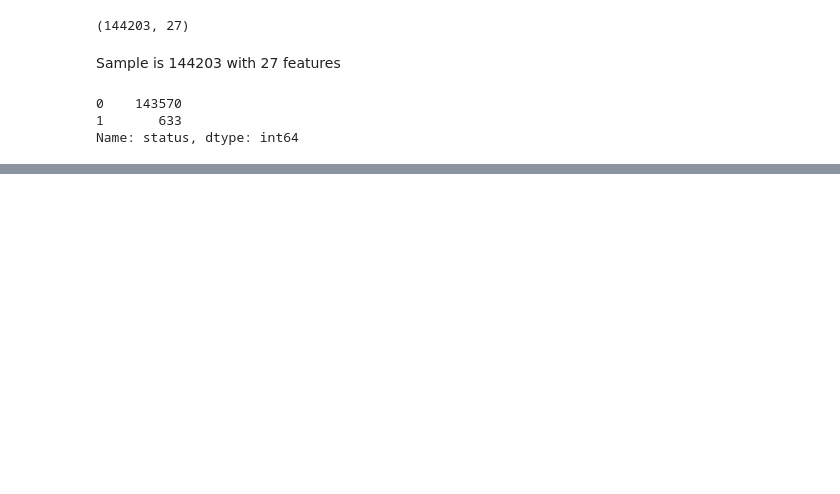
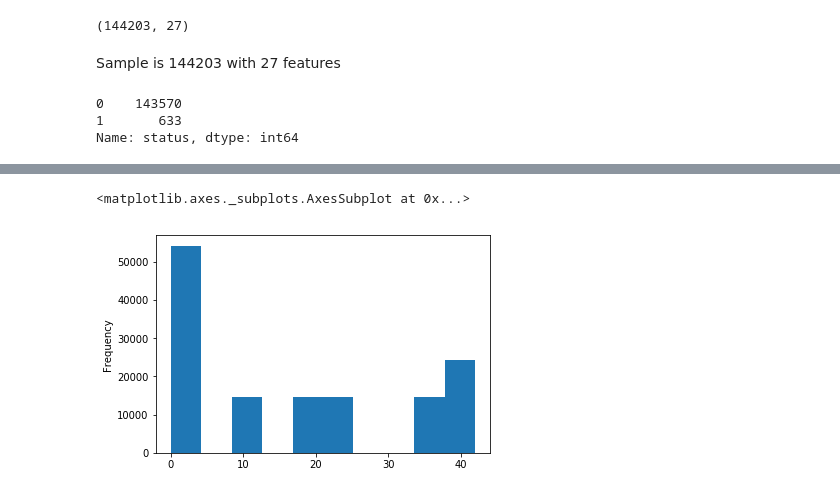
Before and after one commit to prash16/Challenge-Canvass, a Jupyter notebook: Task 1 .ipynb, the cells around one changed output, grey strips where cells are left out. Saved outputs shown, nothing was run; the diff lists cells and outputs as text; code cells hidden in the pictures; blank space fills up the shorter version.

```diff
--- a/Task 1 .ipynb
+++ b/Task 1 .ipynb
@@ -67,0 +91,5 @@ Name: status, dtype: int64
+# %%
+measurements.plot.hist()
+# %% [output]
+<matplotlib.axes._subplots.AxesSubplot at 0x...>
+[figure, added]
```
Also changed, not shown: parts of 22 cells of this notebook.
